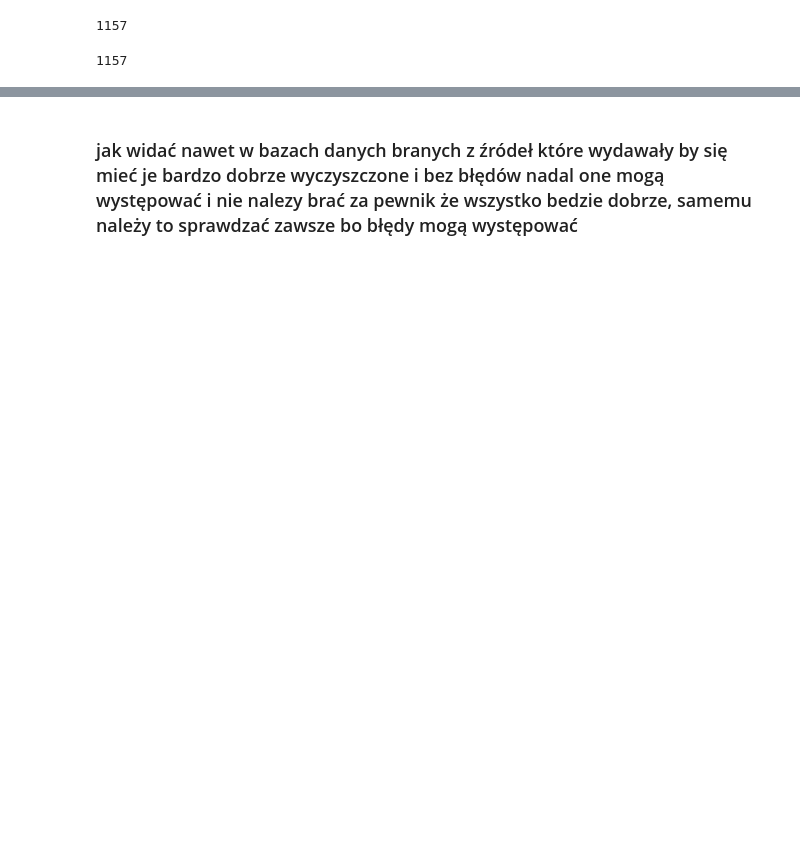
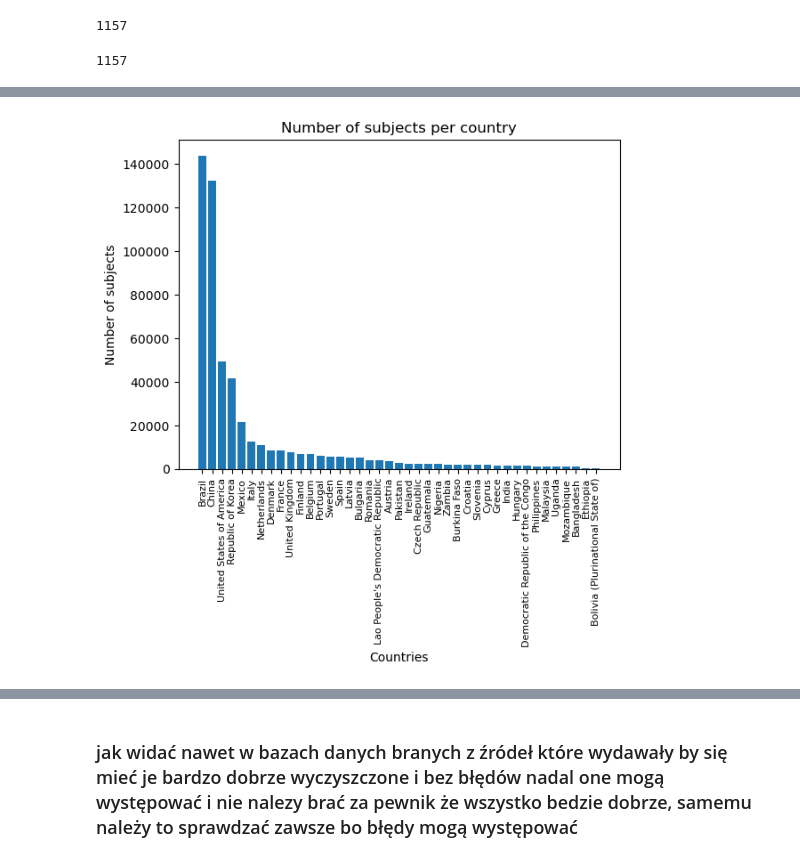
Before and after one commit to lukacjo/food_consumption, a Jupyter notebook: food_consumption.ipynb, the cells around one changed output, grey strips where cells are left out. Saved outputs shown, nothing was run; the diff lists cells and outputs as text; code cells hidden in the pictures; blank space fills up the shorter version.

Commit message:
grouping&numbers of subjects per country

```diff
--- a/food_consumption.ipynb
+++ b/food_consumption.ipynb
@@ -309,0 +322,4 @@ food_all_oat_ch['Number_of_consumers'].iloc[0]
+# %%
+food_all = food.loc[food['Gender'] == "All"]
+food_fem = food.loc[food['Gender'] == "female"]
+food_men = food.loc[food['Gender'] == "male"]
@@ -309,0 +421,4 @@ food_all_oat_ch['Number_of_consumers'].iloc[0]
+# %%
+food_ctry = food_all.groupby(['Country','Number_of_subjects']).sum().reset_index()
+food_ctry = food_ctry.groupby(['Country']).sum().reset_index()
+food_ctry.loc[food_ctr['Country'] == "France"]
@@ -309,0 +430,3 @@ food_all_oat_ch['Number_of_consumers'].iloc[0]
+# %%
+food_ctry = food_ctry.sort_values(by='Number_of_subjects', ascending=False)
+food_ctry['Country'].nunique()
@@ -309,0 +437,3 @@ food_all_oat_ch['Number_of_consumers'].iloc[0]
+# %%
+most_sub_ctry = food_ctry[['Country','Number_of_subjects']]
+most_sub_ctry
@@ -309,0 +458,9 @@ food_all_oat_ch['Number_of_consumers'].iloc[0]
+# %%
+plt.bar(most_sub_ctry['Country'], most_sub_ctry['Number_of_subjects'])
+plt.xticks(most_sub_ctry['Country'], rotation='vertical', size=8)
+plt.ylabel("Number of subjects")
+plt.xlabel("Countries")
+plt.title("Number of subjects per country")
+plt.show()
+# %% [output]
+[figure, added]
```
Also changed, not shown: parts of 34 cells of this notebook.
